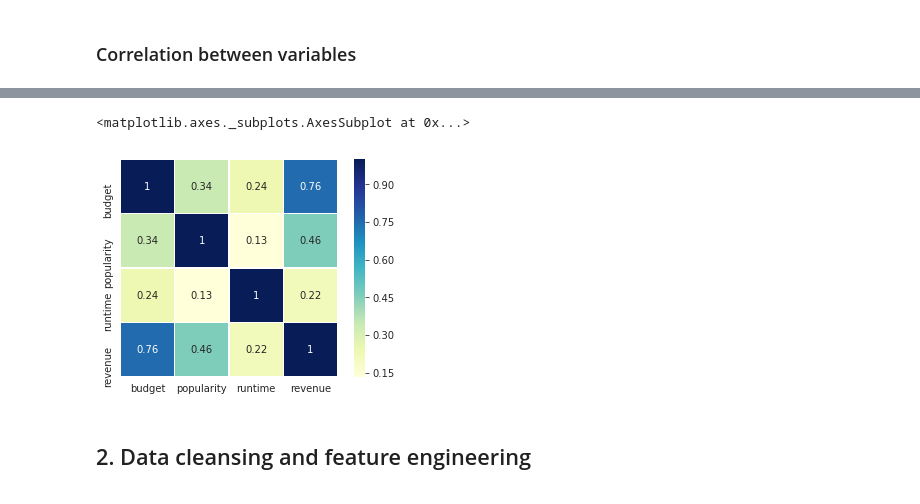
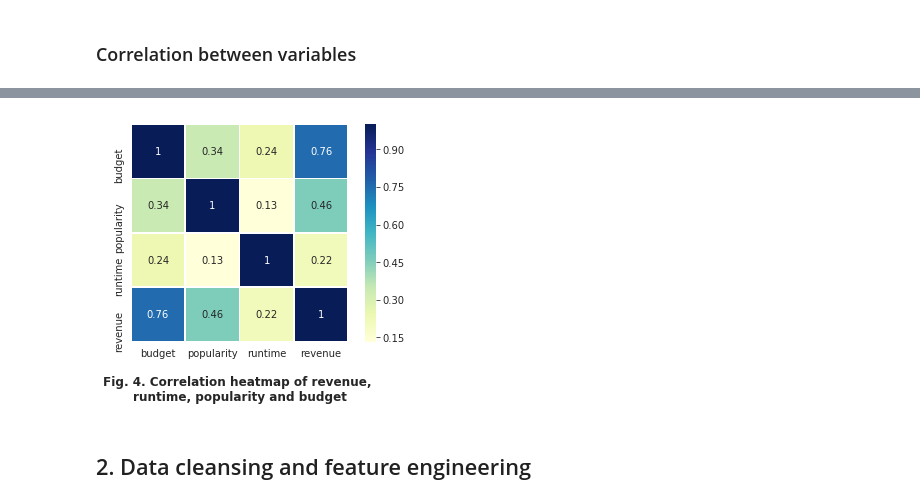
Before and after one commit to daniel-tejeda/machine-learning, a Jupyter notebook: projects/capstone/capstone.ipynb, the cells around one changed output, grey strips where cells are left out. Saved outputs shown, nothing was run; the diff lists cells and outputs as text; code cells hidden in the pictures.

```diff
--- a/projects/capstone/capstone.ipynb
+++ b/projects/capstone/capstone.ipynb
@@ -169,9 +174,9 @@ pd.plotting.scatter_matrix(quant_data, alpha = 0.3, figsize = (16,10));
 # %%
-
-sb.heatmap(quant_data.corr(), annot=True, square=True, linewidths=.5, cmap="YlGnBu")
+ax = plt.axes()
+ax.set_title("Fig. 4. Correlation heatmap of revenue, \nruntime, popularity and budget", y=-0.3, fontweight='bold');
+sb.heatmap(quant_data.corr(), annot=True, square=True, linewidths=.5, cmap="YlGnBu", ax=ax);
 # %% [output]
-<matplotlib.axes._subplots.AxesSubplot at 0x...>
-[figure, old version]
+[figure, new version]
 # %% [markdown]
 ## 2. Data cleansing and feature engineering
 # %%
```
Also changed, not shown: parts of 8 cells of this notebook, 21 other files.
